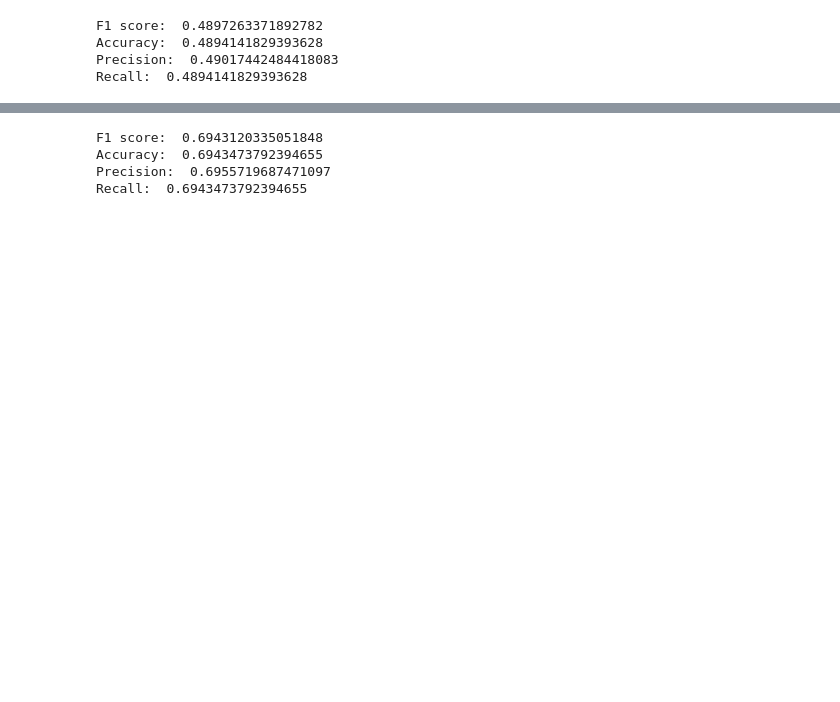
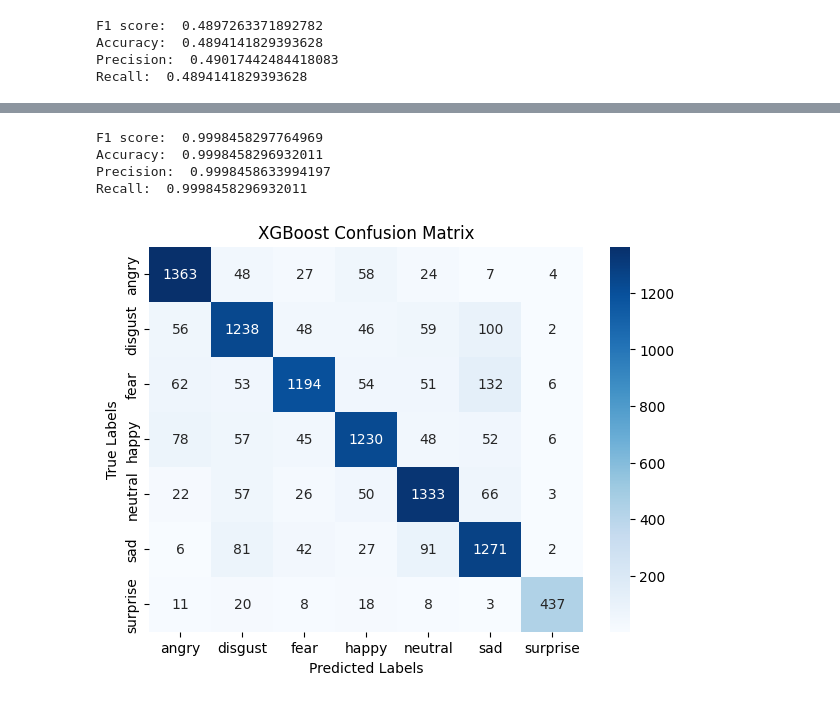
Before and after one commit to nayeli-guzman/emotion-recognition-in-speech, a Jupyter notebook: classification-without-reduction.ipynb, the cells around one changed output, grey strips where cells are left out. Drawn from its saved outputs; the diff is of its cells as text; code cells hidden in the pictures; blank space fills up the shorter version.

```diff
--- a/classification-without-reduction.ipynb
+++ b/classification-without-reduction.ipynb
@@ -272,0 +165,19 @@ y_test_num = np.array([labels_dict[elem] for elem in y_test])
+# %%
+parameters = {
+    'n_estimators':[64, 128, 256, 512],
+    'max_depth': [8, 10],
+    'learning_rate': [0.5, 1]
+}
+
+for params in ParameterGrid(parameters):
+    try:
+        bst = XGBClassifier(n_estimators=params['n_estimators'], max_depth=params['max_depth'], learning_rate=params['learning_rate'], objective='multi:softmax')
+        bst.fit(X_train, y_train_num)
+        pred_bst = bst.predict(X_test)
+
+        pred_bst_ = [unique_labels[i] for i in pred_bst]
+        print(params)
+        show_metrics(y_true=y_test, y_pred=pred_bst_)
+    except:
+        print("Failed execution for ", params)
+    print()
@@ -273,5 +202,5 @@ y_test_num = np.array([labels_dict[elem] for elem in y_test])
 # %%
-bst = XGBClassifier(n_estimators=32, max_depth=10, learning_rate=1)
+bst = XGBClassifier(n_estimators=512, max_depth=8, learning_rate=0.5, objective='multi:softmax')
 bst.fit(X_train, y_train_num)
 pred_bst = bst.predict(X_test)
 
@@ -317,4 +213,0 @@ old shape:  (48648, 2377) . New shape:  (48648, 1365)
-# %%
-X = dfc.iloc[: ,:-1]
-y = dfc['Emotions']
-X_train, X_test, y_train, y_test = train_test_split(X, y, random_state=42, train_size=0.8)
@@ -338,5 +213,0 @@ np.int64(0)
-# %%
-X_train = X_train.to_numpy()
-X_test = X_test.to_numpy()
-y_train = y_train.to_numpy()
-y_test = y_test.to_numpy()
@@ -481,26 +214,13 @@ Recall:  0.6118191161356629
-# %%
-# drop columnas con algún nulo
-# columns_to_drop = []
-# for col in df_raw.columns:
-#     nans = df_raw[col].isna().sum()
-#     if nans > 0:
-#         columns_to_drop.append(col)
-# dfc = df_raw.drop(columns=columns_to_drop)
-# print("old shape: ", df_raw.shape, ". New shape: ", dfc.shape)
-
-"""
-Habiendo droppeado TODAS las columnas con al menos 1 nulo (quedan aprox 639 columnas)
-"""
-
-bst = XGBClassifier(n_estimators=32, max_depth=10, learning_rate=1)
-bst.fit(X_train, y_train_num)
-pred_bst = bst.predict(X_test)
-
-pred_bst_ = [unique_labels[i] for i in pred_bst]
-show_metrics(y_true=y_test, y_pred=pred_bst_)
-show_metrics(y_true=y_test, y_pred=pred_bst_)
-# %% [output]
-F1 score:  0.6943120335051848
-Accuracy:  0.6943473792394655
-Precision:  0.6955719687471097
-Recall:  0.6943473792394655
+# %%
+train_pred_bst = bst.predict(X_train)
+train_pred_bst_ = [unique_labels[i] for i in train_pred_bst]
+show_metrics(y_true=y_train, y_pred=train_pred_bst_)
+# %% [output]
+F1 score:  0.9998458297764969
+Accuracy:  0.9998458296932011
+Precision:  0.9998458633994197
+Recall:  0.9998458296932011
+# %%
+plot_confusion_matrix(y_true=y_test, y_pred=pred_bst_, labels=unique_labels, title='XGBoost')
+# %% [output]
+[figure, added]
```
Also changed, not shown: parts of 65 cells of this notebook, 1 other file.
